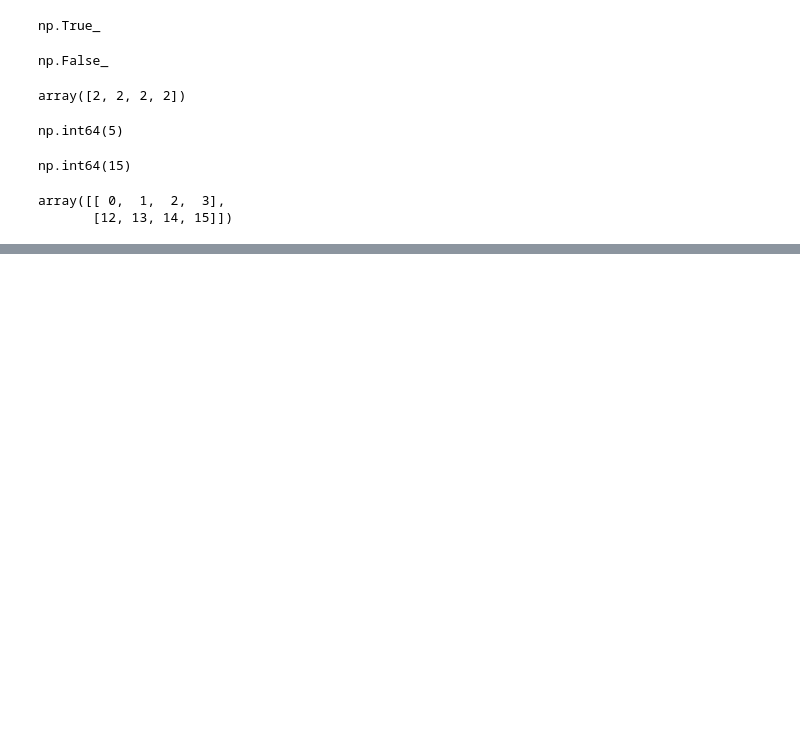
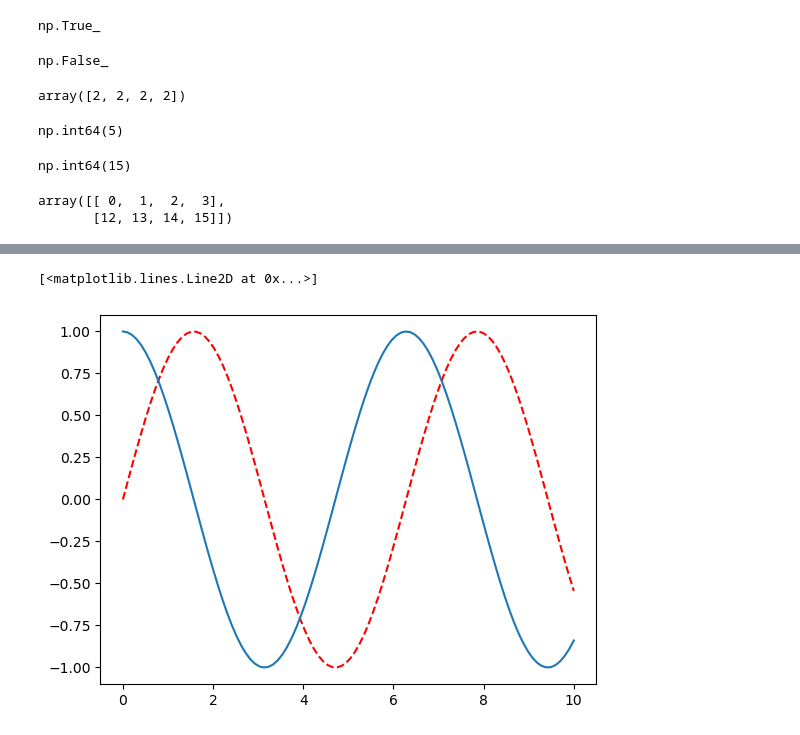
Before and after one commit to yuHang1996/machine_Learning, a Jupyter notebook: note-test.ipynb, the cells around one changed output, grey strips where cells are left out. Cells and saved outputs as stored; diff of their text form; code cells hidden in the pictures; blank space fills up the shorter version.

```diff
--- a/note-test.ipynb
+++ b/note-test.ipynb
@@ -426,0 +476,8 @@ array([[ 0,  1,  2,  3],
+# %%
+siny = y.copy()
+plt.plot(x, siny, linestyle='--', color='r', label='sin(x)')
+# plt.xlim(-5, 5)
+plt.plot(x, cosy)
+# %% [output]
+[<matplotlib.lines.Line2D at 0x...>]
+[figure, added]
```
Also changed, not shown: parts of 11 cells of this notebook.
